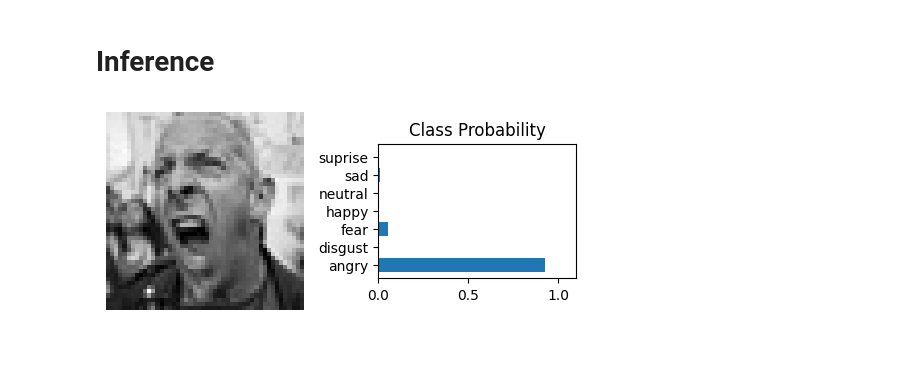
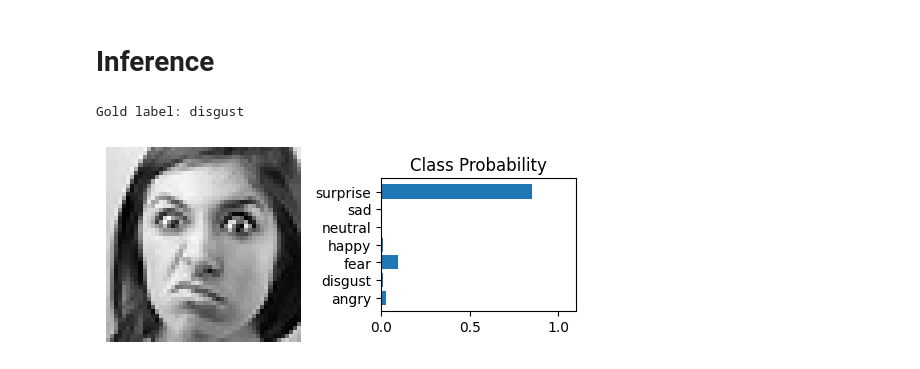
Before and after one commit to ngoax/cvdl, a Jupyter notebook: cvdl.ipynb, the cells around one changed output. Cells and saved outputs as stored; diff of their text form; code cells hidden in the pictures.

```diff
--- a/cvdl.ipynb
+++ b/cvdl.ipynb
@@ -239,7 +239,7 @@ SAVED-BEST-WEIGHTS
 # %%
 def view_classify(img, ps):
 
-    classes = ['angry', 'disgust', 'fear', 'happy', 'neutral', 'sad', 'suprise']
+    classes = ['angry', 'disgust', 'fear', 'happy', 'neutral', 'sad', 'surprise']
 
     ps = ps.data.cpu().numpy().squeeze()
     img = img.numpy().transpose(1,2,0)
@@ -258,12 +258,15 @@ def view_classify(img, ps):
 
     return None
 # %%
-image, label = validset[7]
+image, label = validset[999]
 image = image.unsqueeze(0)
 
 logits = model(image.to(DEVICE))
 probs = nn.Softmax(dim=1)(logits)
 
 view_classify(image.squeeze(), probs)
+
+print(f"Gold label: {class_names[label]}")
 # %% [output]
+Gold label: disgust
-[figure, old version]
+[figure, new version]
```
